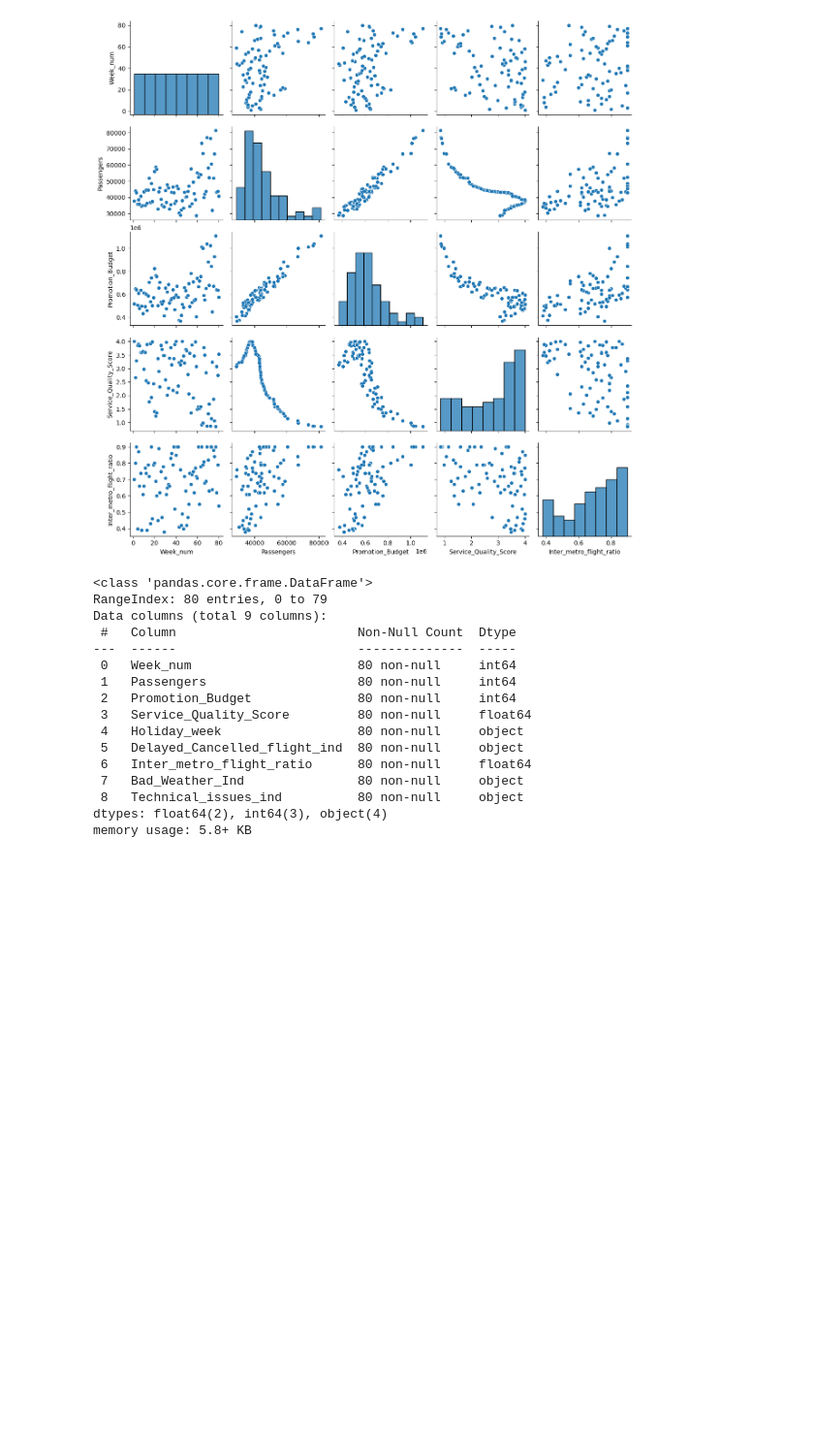
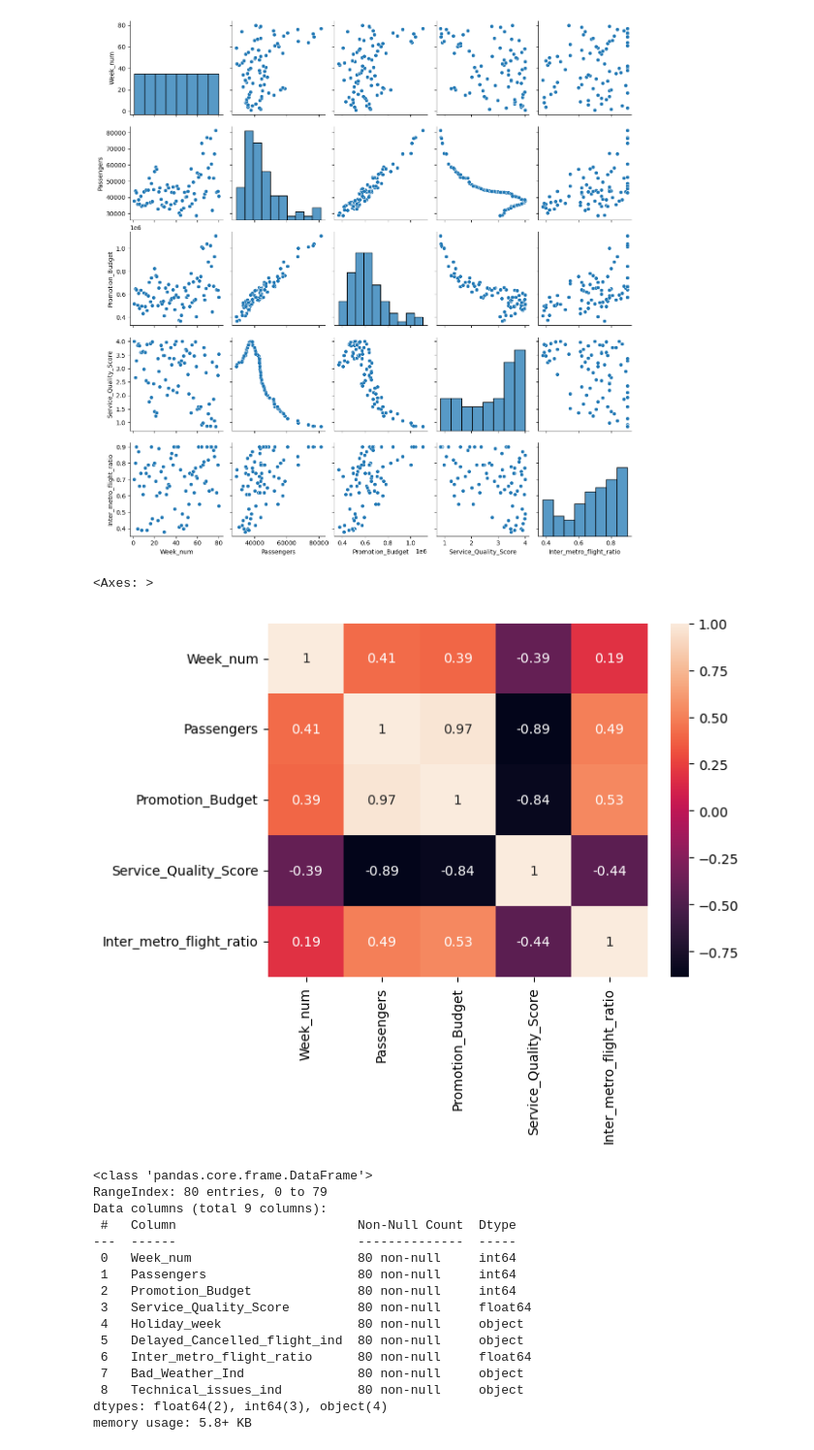
Before and after one commit to sp32747/ML_DL_NEW_BASIC, a Jupyter notebook: Python_PRAC/panda1.ipynb, the cells around one changed output. Shown at 97% size. Drawn from its saved outputs; the diff is of its cells as text; code cells hidden in the pictures; blank space fills up the shorter version.

```diff
--- a/Python_PRAC/panda1.ipynb
+++ b/Python_PRAC/panda1.ipynb
@@ -217,6 +217,11 @@ sns.pairplot(df_ap)
 # %% [output]
 <seaborn.axisgrid.PairGrid at 0x...>
 [figure]
+# %%
+sns.heatmap(df_ap.corr(),annot=True)
+# %% [output]
+<Axes: >
+[figure, added]
 # %%
 df_ap.info()
 # %% [output]
```
Also changed, not shown: parts of 1 cell of this notebook, 6 other files.
